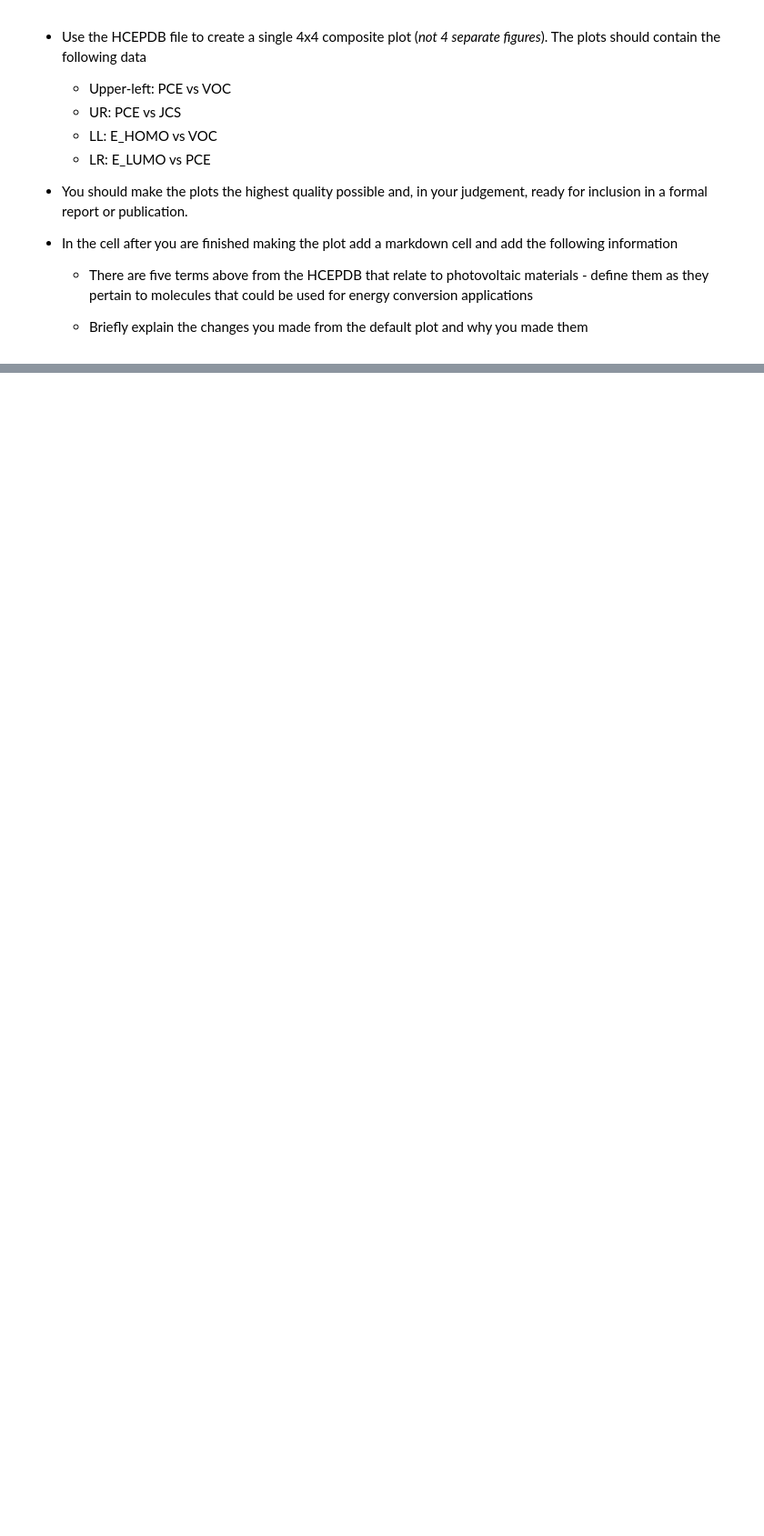
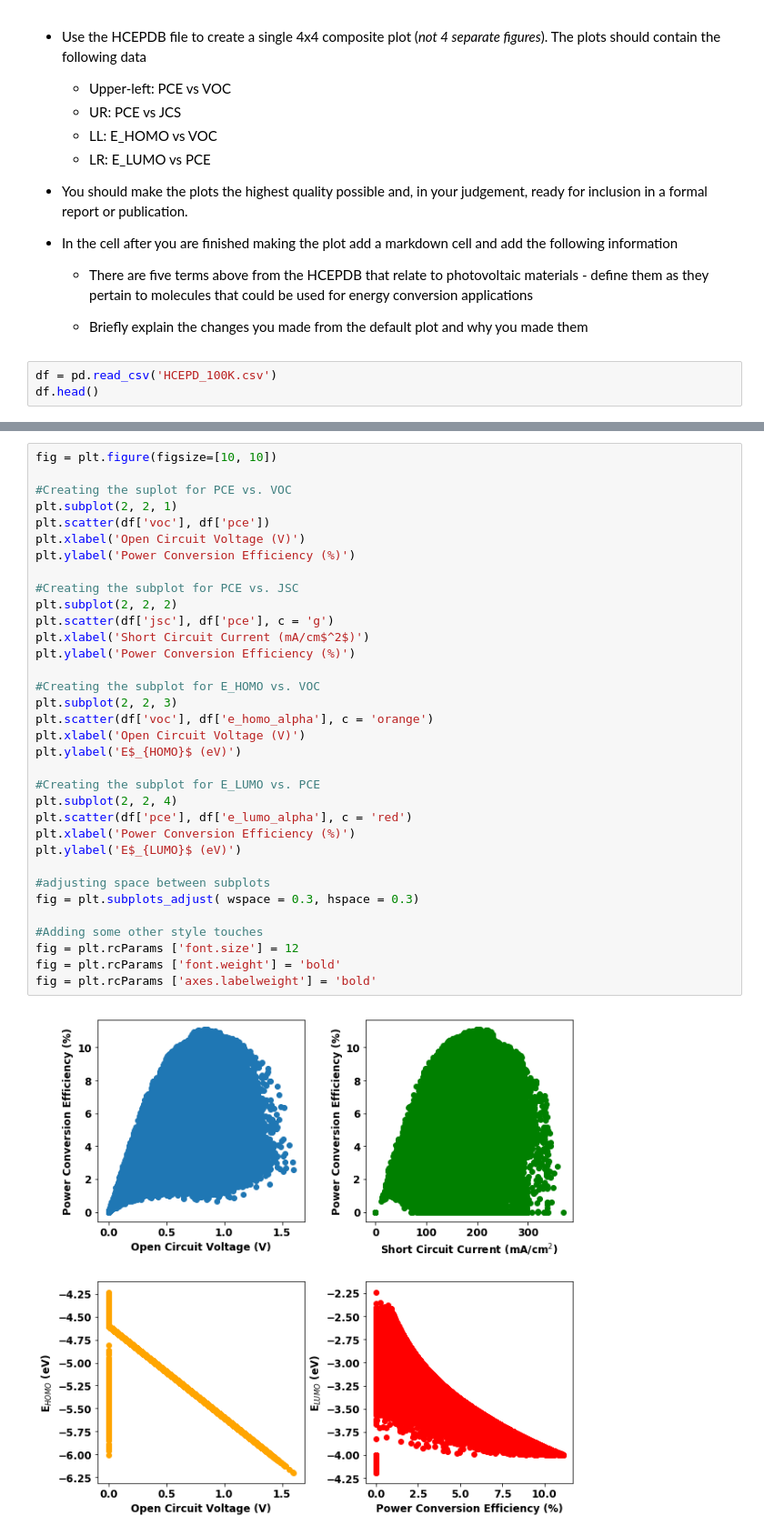
Before and after one commit to jrodguez/data_visualization, a Jupyter notebook: HW2.ipynb, the cells around one changed output, grey strips where cells are left out. Shown: that part at 91% size. Cells and saved outputs as stored; diff of their text form; blank space fills up the shorter version.

```diff
--- a/HW2.ipynb
+++ b/HW2.ipynb
@@ -21,3 +27,6 @@
     * There are five terms above from the HCEPDB that relate to photovoltaic materials - define them as they pertain to molecules that could be used for energy conversion applications
 
     * Briefly explain the changes you made from the default plot and why you made them
+# %%
+df = pd.read_csv('HCEPD_100K.csv')
+df.head()
@@ -24,3 +40,39 @@
+# %%
+fig = plt.figure(figsize=[10, 10])
+
+#Creating the suplot for PCE vs. VOC
+plt.subplot(2, 2, 1)
+plt.scatter(df['voc'], df['pce'])
+plt.xlabel('Open Circuit Voltage (V)')
+plt.ylabel('Power Conversion Efficiency (%)')
+
+#Creating the subplot for PCE vs. JSC
+plt.subplot(2, 2, 2)
+plt.scatter(df['jsc'], df['pce'], c = 'g')
+plt.xlabel('Short Circuit Current (mA/cm$^2$)')
+plt.ylabel('Power Conversion Efficiency (%)')
+
+#Creating the subplot for E_HOMO vs. VOC
+plt.subplot(2, 2, 3)
+plt.scatter(df['voc'], df['e_homo_alpha'], c = 'orange')
+plt.xlabel('Open Circuit Voltage (V)')
+plt.ylabel('E$_{HOMO}$ (eV)')
+
+#Creating the subplot for E_LUMO vs. PCE
+plt.subplot(2, 2, 4)
+plt.scatter(df['pce'], df['e_lumo_alpha'], c = 'red')
+plt.xlabel('Power Conversion Efficiency (%)')
+plt.ylabel('E$_{LUMO}$ (eV)')
+
+#adjusting space between subplots
+fig = plt.subplots_adjust( wspace = 0.3, hspace = 0.3)
+
+#Adding some other style touches
+fig = plt.rcParams ['font.size'] = 12
+fig = plt.rcParams ['font.weight'] = 'bold'
+fig = plt.rcParams ['axes.labelweight'] = 'bold'
+# %% [output]
+[figure, added]
 # %% [markdown]
 ## DNC: Begin Part 2
 
```
Also changed, not shown: parts of 3 cells of this notebook.
